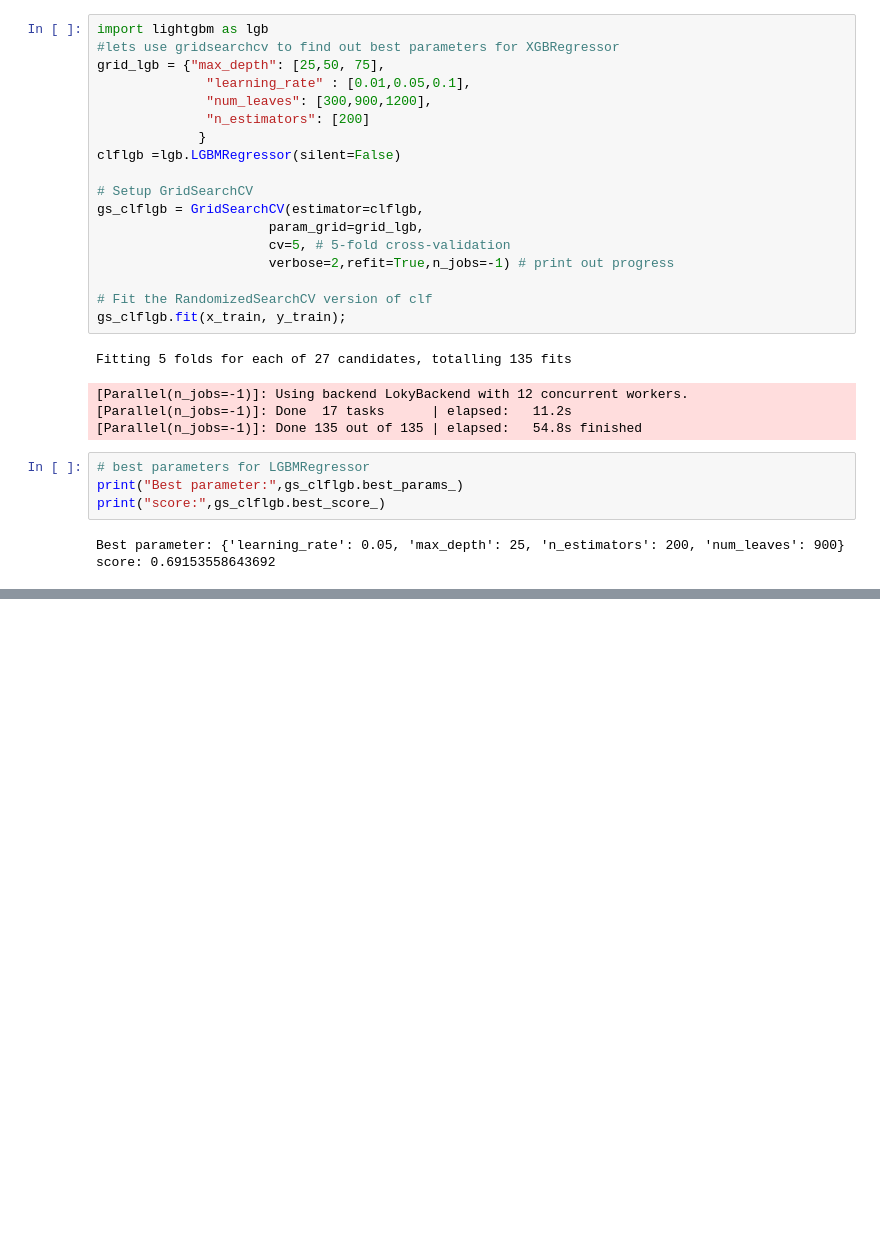
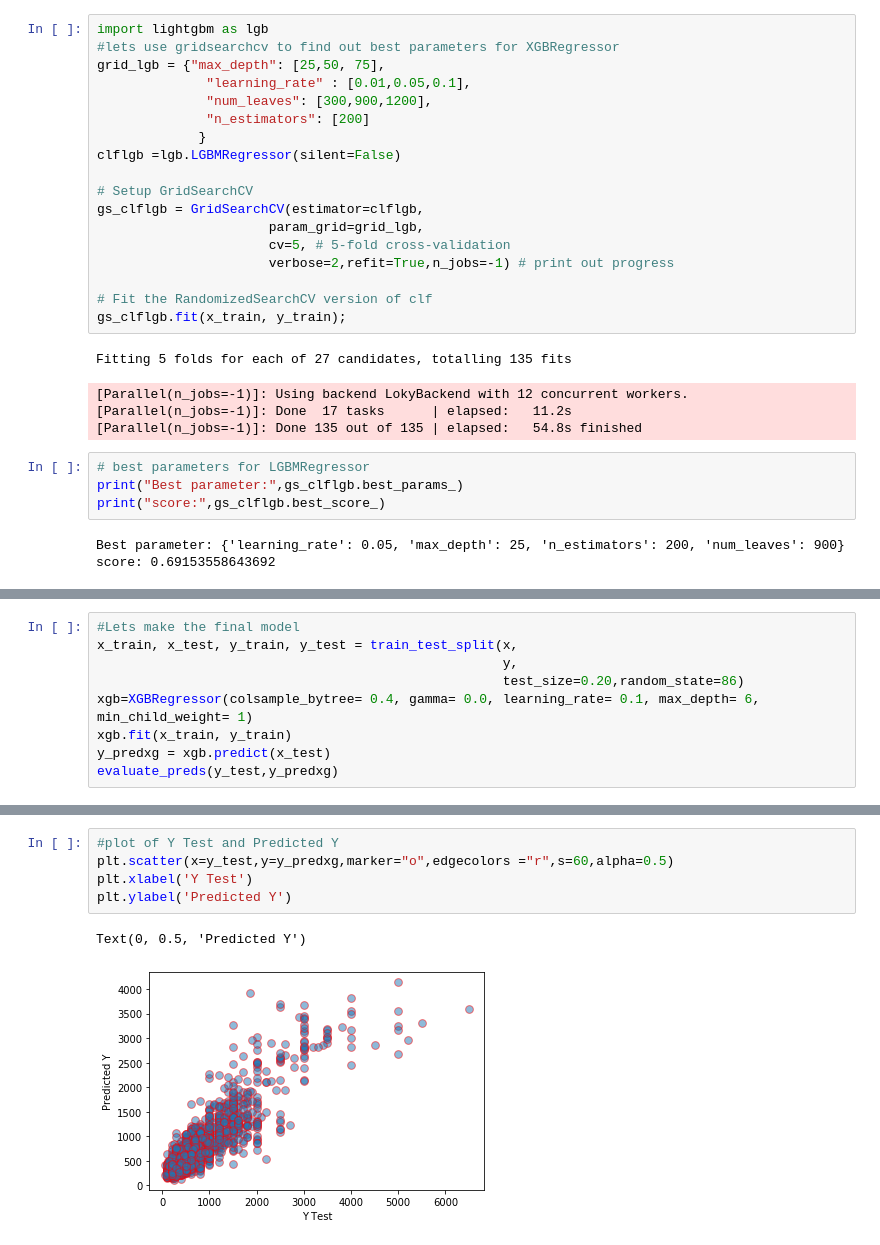
Before and after one commit to Devanshu-Suri/Evaluation-Projects, a Jupyter notebook: Project19_Restaurant_Food_Cost.ipynb, the cells around one changed output, grey strips where cells are left out. Saved outputs shown, nothing was run; the diff lists cells and outputs as text; blank space fills up the shorter version.

```diff
--- a/Project19_Restaurant_Food_Cost.ipynb
+++ b/Project19_Restaurant_Food_Cost.ipynb
@@ -1386,0 +1405,9 @@ max_random_score(lgbr)
+# %%
+#Lets make the final model
+x_train, x_test, y_train, y_test = train_test_split(x,
+                                                    y,
+                                                    test_size=0.20,random_state=86)
+xgb=XGBRegressor(colsample_bytree= 0.4, gamma= 0.0, learning_rate= 0.1, max_depth= 6, min_child_weight= 1)
+xgb.fit(x_train, y_train)
+y_predxg = xgb.predict(x_test)
+evaluate_preds(y_test,y_predxg)
@@ -1386,0 +1423,8 @@ max_random_score(lgbr)
+# %%
+#plot of Y Test and Predicted Y
+plt.scatter(x=y_test,y=y_predxg,marker="o",edgecolors ="r",s=60,alpha=0.5)
+plt.xlabel('Y Test')
+plt.ylabel('Predicted Y')
+# %% [output]
+Text(0, 0.5, 'Predicted Y')
+[figure, added]
```
Also changed, not shown: parts of 31 cells of this notebook, 2 other files.
